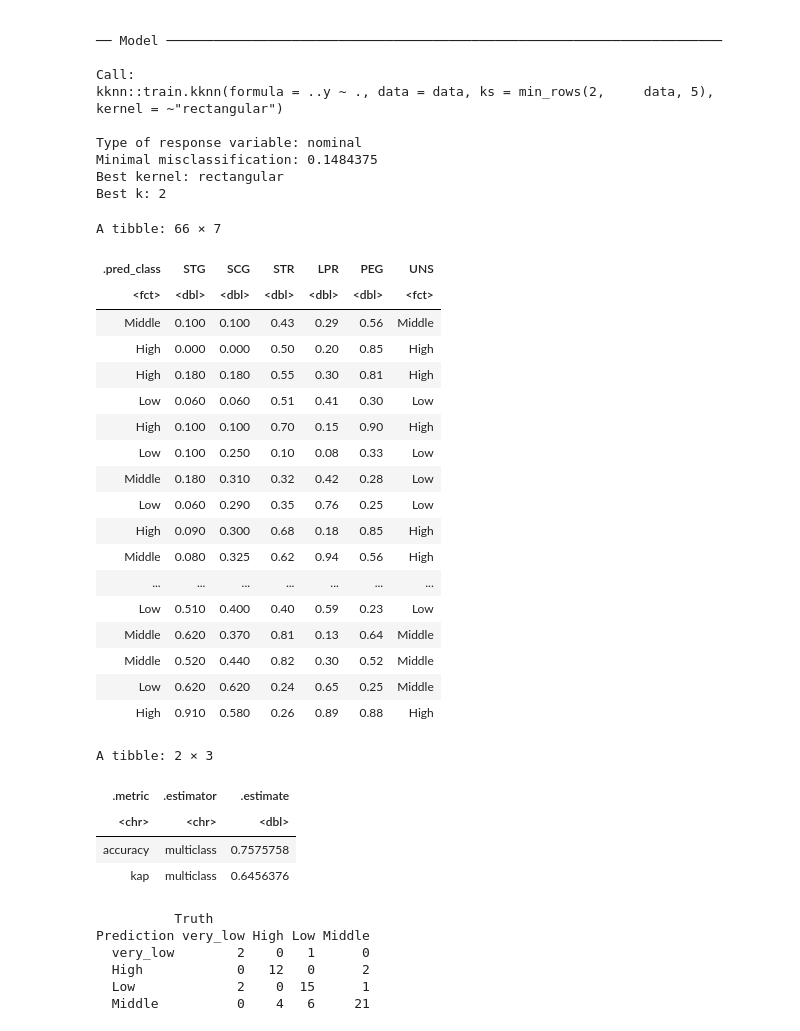
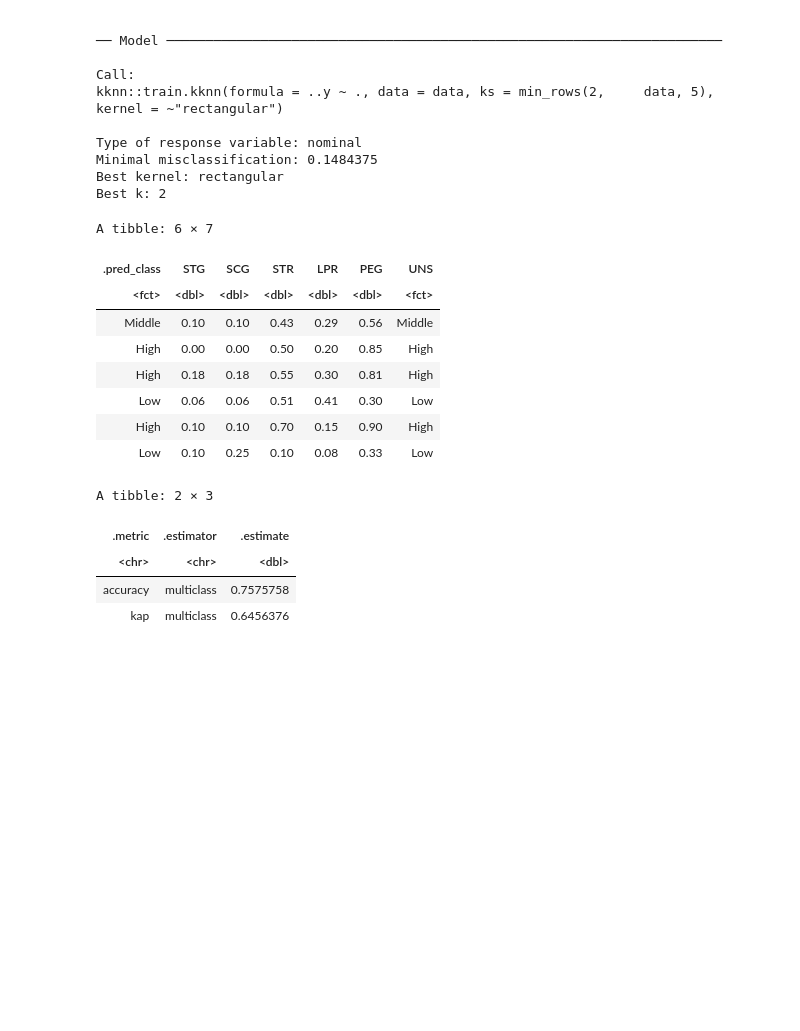
Before and after one commit to trinityma/dsci100project, a Jupyter notebook: data_analysis.ipynb, the cells around one changed output. Drawn from its saved outputs; the diff is of its cells as text; code cells hidden in the pictures; blank space fills up the shorter version.

```diff
--- a/data_analysis.ipynb
+++ b/data_analysis.ipynb
@@ -79,7 +74,7 @@ user_knowledge_testing <- testing(user_knowledge_split)
 # %%
 # fix the class imbalance issue by oversampling the rare classes
 user_knowledge_recipe <- recipe(UNS ~ STG + SCG + PEG, data = user_knowledge_training) |>
-                            step_upsample(UNS, over_ratio = 1)
+                            step_upsample(UNS, over_ratio = 1.0)
 
 user_knowledge_recipe
 # %% [output]
@@ -163,15 +138,15 @@ accuracy_versus_k
 # %%
-# using the best k value on the training dataset to train the model
-knn_spec <- nearest_neighbor(weight_func = "rectangular", neighbor = 2) |>
+# using k = 2 on the training dataset to train the model
+knn_spec_2 <- nearest_neighbor(weight_func = "rectangular", neighbor = 2) |>
             set_engine("kknn") |>
             set_mode("classification")
 
-user_knowledge_fit <- workflow() |>
+user_knowledge_fit_2 <- workflow() |>
                         add_recipe(user_knowledge_recipe) |>
-                        add_model(knn_spec) |>
+                        add_model(knn_spec_2) |>
                         fit(data = user_knowledge_training)
 
-user_knowledge_fit
+user_knowledge_fit_2
 # %% [output]
 ══ Workflow [trained] ══════════════════════════════════════════════════════════
 Preprocessor: Recipe
@@ -192,28 +167,18 @@ Minimal misclassification: 0.1484375
 Best kernel: rectangular
 Best k: 2
 # %%
-user_knowledge_test_predictions <- predict(user_knowledge_fit, user_knowledge_testing) |>
+user_knowledge_test2_predictions <- predict(user_knowledge_fit_2, user_knowledge_testing) |>
                                     bind_cols(user_knowledge_testing)
 
-user_knowledge_test_predictions
+head(user_knowledge_test2_predictions)
 # %% [output]
-A tibble: 66 × 7
+A tibble: 6 × 7
 | .pred_class | STG | SCG | STR | LPR | PEG | UNS |
 | <fct> | <dbl> | <dbl> | <dbl> | <dbl> | <dbl> | <fct> |
-| Middle | 0.100 | 0.100 | 0.43 | 0.29 | 0.56 | Middle |
-| High | 0.000 | 0.000 | 0.50 | 0.20 | 0.85 | High |
-| High | 0.180 | 0.180 | 0.55 | 0.30 | 0.81 | High |
-| Low | 0.060 | 0.060 | 0.51 | 0.41 | 0.30 | Low |
-| High | 0.100 | 0.100 | 0.70 | 0.15 | 0.90 | High |
-| Low | 0.100 | 0.250 | 0.10 | 0.08 | 0.33 | Low |
-| Middle | 0.180 | 0.310 | 0.32 | 0.42 | 0.28 | Low |
-| Low | 0.060 | 0.290 | 0.35 | 0.76 | 0.25 | Low |
-| High | 0.090 | 0.300 | 0.68 | 0.18 | 0.85 | High |
-| Middle | 0.080 | 0.325 | 0.62 | 0.94 | 0.56 | High |
-| ... | ... | ... | ... | ... | ... | ... |
-| Low | 0.510 | 0.400 | 0.40 | 0.59 | 0.23 | Low |
-| Middle | 0.620 | 0.370 | 0.81 | 0.13 | 0.64 | Middle |
-| Middle | 0.520 | 0.440 | 0.82 | 0.30 | 0.52 | Middle |
-| Low | 0.620 | 0.620 | 0.24 | 0.65 | 0.25 | Middle |
-| High | 0.910 | 0.580 | 0.26 | 0.89 | 0.88 | High |
+| Middle | 0.10 | 0.10 | 0.43 | 0.29 | 0.56 | Middle |
+| High | 0.00 | 0.00 | 0.50 | 0.20 | 0.85 | High |
+| High | 0.18 | 0.18 | 0.55 | 0.30 | 0.81 | High |
+| Low | 0.06 | 0.06 | 0.51 | 0.41 | 0.30 | Low |
+| High | 0.10 | 0.10 | 0.70 | 0.15 | 0.90 | High |
+| Low | 0.10 | 0.25 | 0.10 | 0.08 | 0.33 | Low |
 # %%
@@ -226,15 +192,3 @@ A tibble: 2 × 3
 | <chr> | <chr> | <dbl> |
 | accuracy | multiclass | 0.7575758 |
 | kap | multiclass | 0.6456376 |
-# %%
-# create a confusion matrix for the result
-user_knowledge_mat <- conf_mat(user_knowledge_test_predictions, truth = UNS, estimate = .pred_class)
-
-user_knowledge_mat
-# %% [output]
-          Truth
-Prediction very_low High Low Middle
-  very_low        2    0   1      0
-  High            0   12   0      2
-  Low             2    0  15      1
-  Middle          0    4   6     21
```
Also changed, not shown: parts of 22 cells of this notebook.
